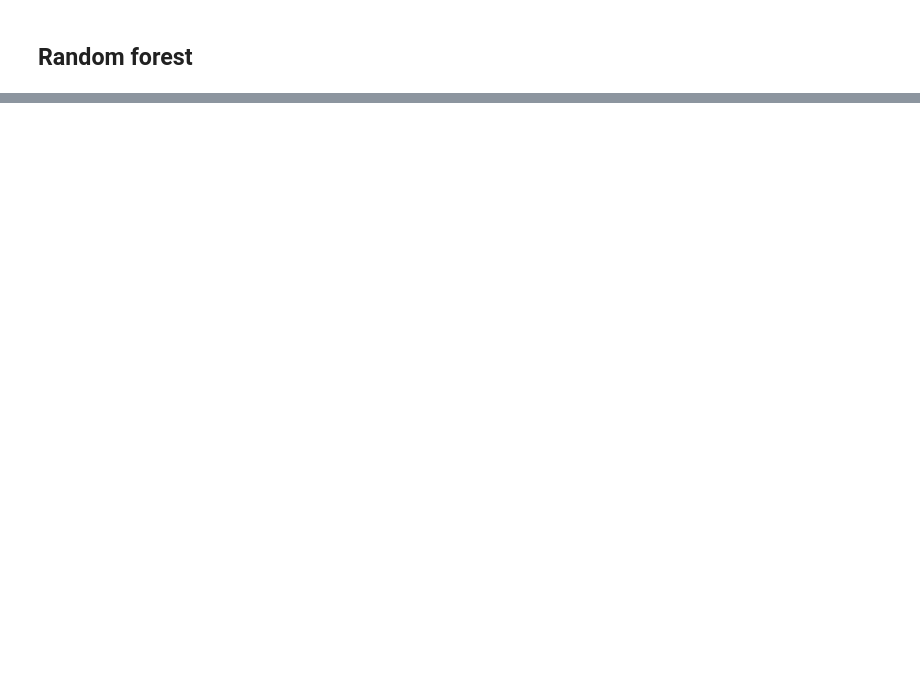
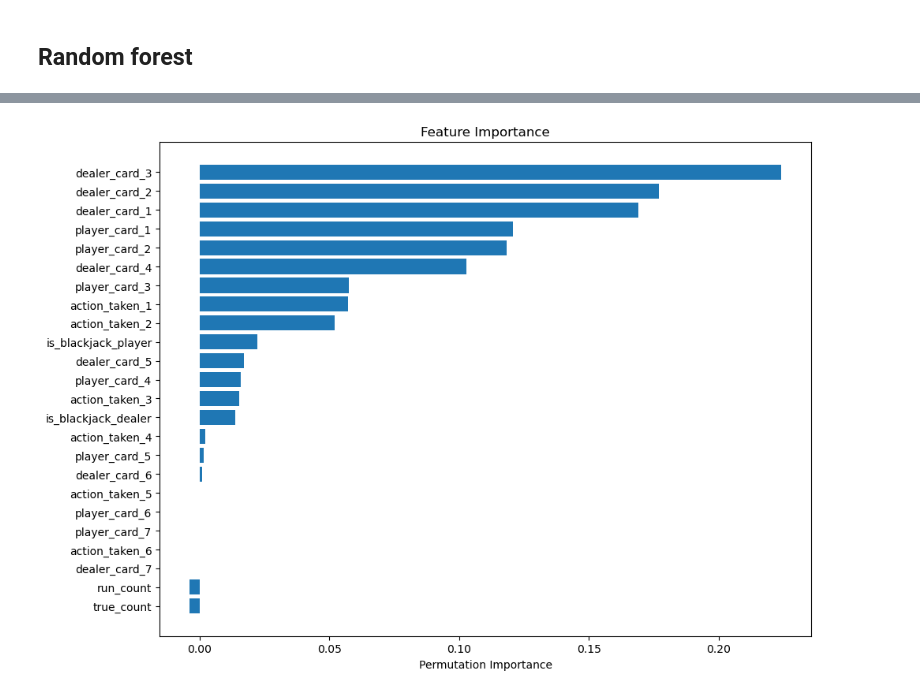
Before and after one commit to LeDHoang/BJ-game, a Jupyter notebook: BJ-game.ipynb, the cells around one changed output, grey strips where cells are left out. Drawn from its saved outputs; the diff is of its cells as text; code cells hidden in the pictures; blank space fills up the shorter version.

```diff
--- a/BJ-game.ipynb
+++ b/BJ-game.ipynb
@@ -802,0 +1107,37 @@ plot_feature_importances(rf_model, x_train.columns)
+# %%
+import numpy as np
+import matplotlib.pyplot as plt
+from sklearn.inspection import permutation_importance
+
+def plot_feature_importance(model, X, y, feature_names, n_repeats=10, random_state=42):
+    # Calculate permutation importance
+    perm_importance = permutation_importance(model, X, y, n_repeats=n_repeats, random_state=random_state)
+
+    # Sort features by importance
+    feature_importance = perm_importance.importances_mean
+    sorted_idx = feature_importance.argsort()
+
+    # Plot
+    plt.figure(figsize=(10, len(feature_names) * 0.3))
+    plt.barh(range(len(sorted_idx)), feature_importance[sorted_idx])
+    plt.yticks(range(len(sorted_idx)), [feature_names[i] for i in sorted_idx])
+    plt.xlabel('Permutation Importance')
+    plt.title('Feature Importance')
+    plt.tight_layout()
+    plt.show()
+
+# Assuming you have feature names
+feature_names = x_train.columns.tolist()
+
+# # Plot feature importance for Decision Tree
+# dt_model = ensemble_model.estimators_[0]
+# plot_feature_importance(dt_model, x_test, y_test, feature_names)
+
+# # Plot feature importance for AdaBoost
+# ab_model = ensemble_model.estimators_[1]
+# plot_feature_importance(ab_model, x_test, y_test, feature_names)
+
+# For the entire StackingClassifier
+plot_feature_importance(ensemble_model, x_test, y_test, feature_names)
+# %% [output]
+[figure, added]
```
Also changed, not shown: parts of 21 cells of this notebook.
